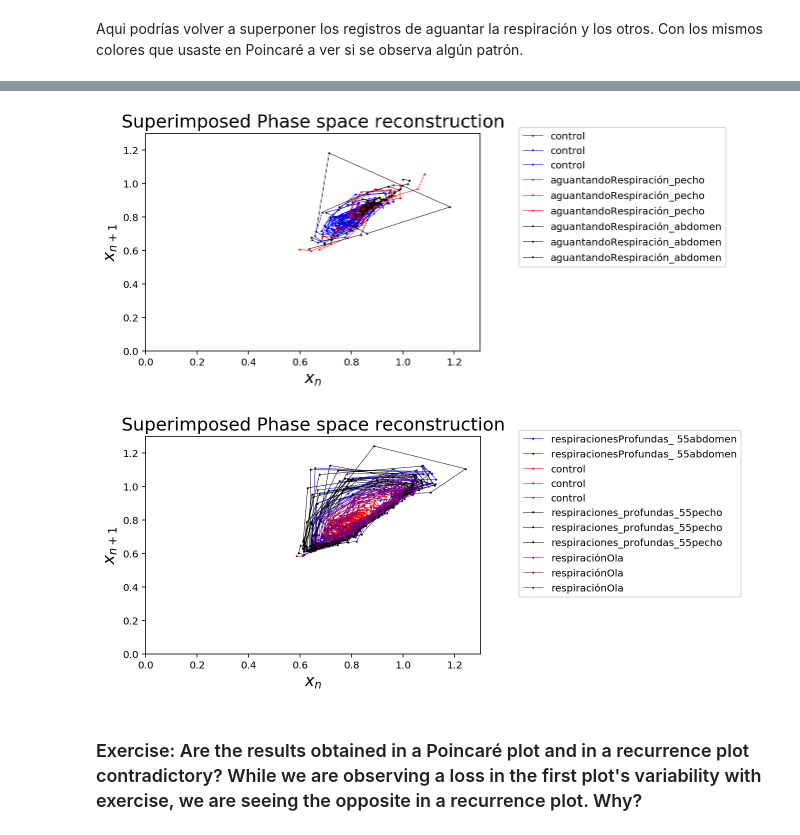
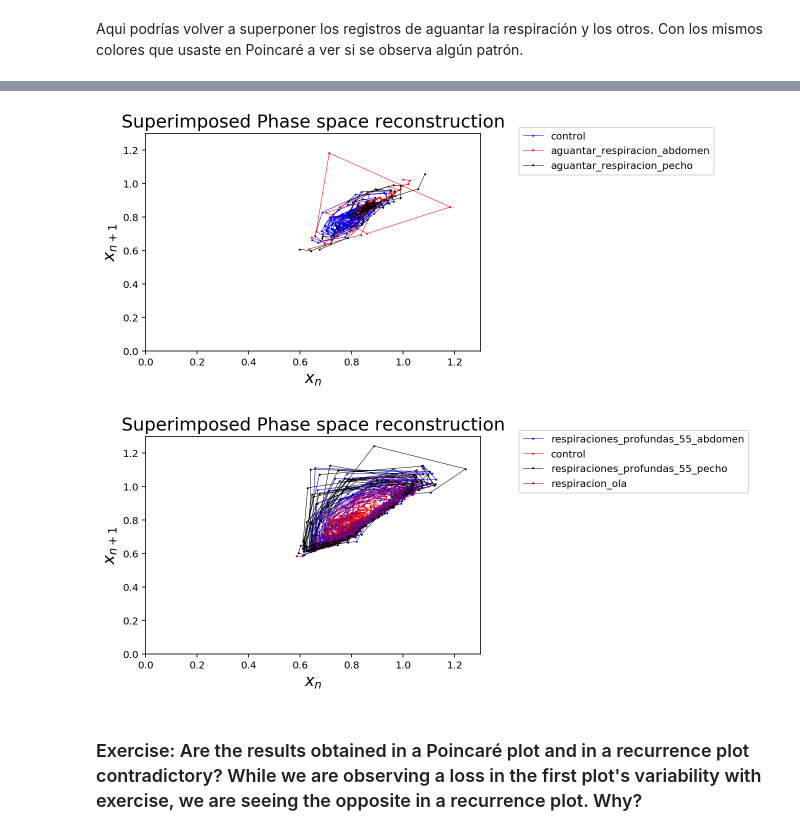
Before and after one commit to DanidelRio/electrocardiogram_analysis, a Jupyter notebook: R-R_intervals_phase_space_reconstruction_and_recurrence_plot.ipynb, the cells around one changed output, grey strips where cells are left out. Saved outputs shown, nothing was run; the diff lists cells and outputs as text; code cells hidden in the pictures.

Commit message:
Saves figures and correction in legends

```diff
--- a/R-R_intervals_phase_space_reconstruction_and_recurrence_plot.ipynb
+++ b/R-R_intervals_phase_space_reconstruction_and_recurrence_plot.ipynb
@@ -257,32 +282,40 @@ plt.show()
 # %%
 # Comparison between control, holding breath in chest and holding breath in abdomen
 colors = ['blue', 'red', 'black', 'purple', "orange", "green"]
 color_index = 0
 banner = False
 time_delay = 1
 
 for i in range(len(recordings)):
-    if banner == True and corresponding_folder[i] != corresponding_folder[i-1]:
-        color_index = color_index+1
-        banner = False
+    if corresponding_folder[i]=="control" or "aguantar" in corresponding_folder[i]: #First event
+        n = np.size(recordings[i].RR) #size of the voltage vector
 
-    if corresponding_folder[i]=="control" or "aguantando" in corresponding_folder[i]:
+        if banner == False: #First event
+            plt. plot(recordings[i].RR[0: n-time_delay], recordings[i].RR[time_delay: n],
+                      marker = "o", markersize = 1, linewidth = 0.5, c= colors[color_index],
+                      label = corresponding_folder[i])
+        else: #Other events, does not plot label
+            plt. plot(recordings[i].RR[0: n-time_delay], recordings[i].RR[time_delay: n],
+                      marker = "o", markersize = 1, linewidth = 0.5, c= colors[color_index])
         banner = True
-        n = np.size(recordings[i].RR) #size of the voltage vector
-        plt. plot(recordings[i].RR[0: n-time_delay], recordings[i].RR[time_delay: n],
-              marker = "o", markersize = 1, linewidth = 0.5, c= colors[color_index],
-                  label = corresponding_folder[i])
+
+    if len(recordings)-1 != i:
+        if banner == True and corresponding_folder[i] != corresponding_folder[i+1]:
+            color_index = color_index+1
+            banner = False
+
 
 plt.title("Superimposed Phase space reconstruction")
 plt.xlabel(r"$x_n$")
 y = r'$x_{n+1}$'
 plt.ylabel(y)
 plt.xlim(0, 1.3)
 plt.ylim(0, 1.3)
 plt.legend(bbox_to_anchor=(1.1, 1.05))
+plt.savefig('RR_intervals/phase_space_superimposed_aguantar.jpg') #Saves images in folder
 plt.show()
 # %% [output]
-[figure, old version]
+[figure, new version]
 # %%
 # Comparar: control, respiraciones profundas 55 pecho, respiraciones profundas 55 abdomen, respiraciones en ola.
 
@@ -292,16 +325,22 @@ banner = False
 time_delay = 1
 
 for i in range(len(recordings)):
-    if banner == True and corresponding_folder[i] != corresponding_folder[i-1]:
-        color_index = color_index+1
-        banner = False
+    if corresponding_folder[i]=="control" or "55" in corresponding_folder[i] or "ola" in corresponding_folder[i]: #First event
+        n = np.size(recordings[i].RR) #size of the voltage vector
 
-    if corresponding_folder[i]=="control" or "55" in corresponding_folder[i] or "Ola" in corresponding_folder[i]:
+        if banner == False: #First event
+            plt. plot(recordings[i].RR[0: n-time_delay], recordings[i].RR[time_delay: n],
+                      marker = "o", markersize = 1, linewidth = 0.5, c= colors[color_index],
+                      label = corresponding_folder[i])
+        else: #Other events, does not plot label
+            plt. plot(recordings[i].RR[0: n-time_delay], recordings[i].RR[time_delay: n],
+                      marker = "o", markersize = 1, linewidth = 0.5, c= colors[color_index])
         banner = True
-        n = np.size(recordings[i].RR) #size of the voltage vector
-        plt. plot(recordings[i].RR[0: n-time_delay], recordings[i].RR[time_delay: n],
-              marker = "o", markersize = 1, linewidth = 0.5, c= colors[color_index],
-                  label = corresponding_folder[i])
+
+    if len(recordings)-1 != i:
+        if banner == True and corresponding_folder[i] != corresponding_folder[i+1]:
+            color_index = color_index+1
+            banner = False
 
 plt.title("Superimposed Phase space reconstruction")
 plt.xlabel(r"$x_n$")
@@ -310,9 +349,10 @@ plt.ylabel(y)
 plt.xlim(0, 1.3)
 plt.ylim(0, 1.3)
 plt.legend(bbox_to_anchor=(1.1, 1.05))
+plt.savefig('RR_intervals/phase_space_superimposed_respirar.jpg') #Saves images in folder
 plt.show()
 # %% [output]
-[figure, old version]
+[figure, new version]
 # %% [markdown]
 ### Exercise: Are the results obtained in a Poincaré plot and in a recurrence plot contradictory? While we are observing a loss in the first plot's variability with exercise, we are seeing the opposite in a recurrence plot. Why?
 # %% [markdown]
```
Also changed, not shown: parts of 6 cells of this notebook.
